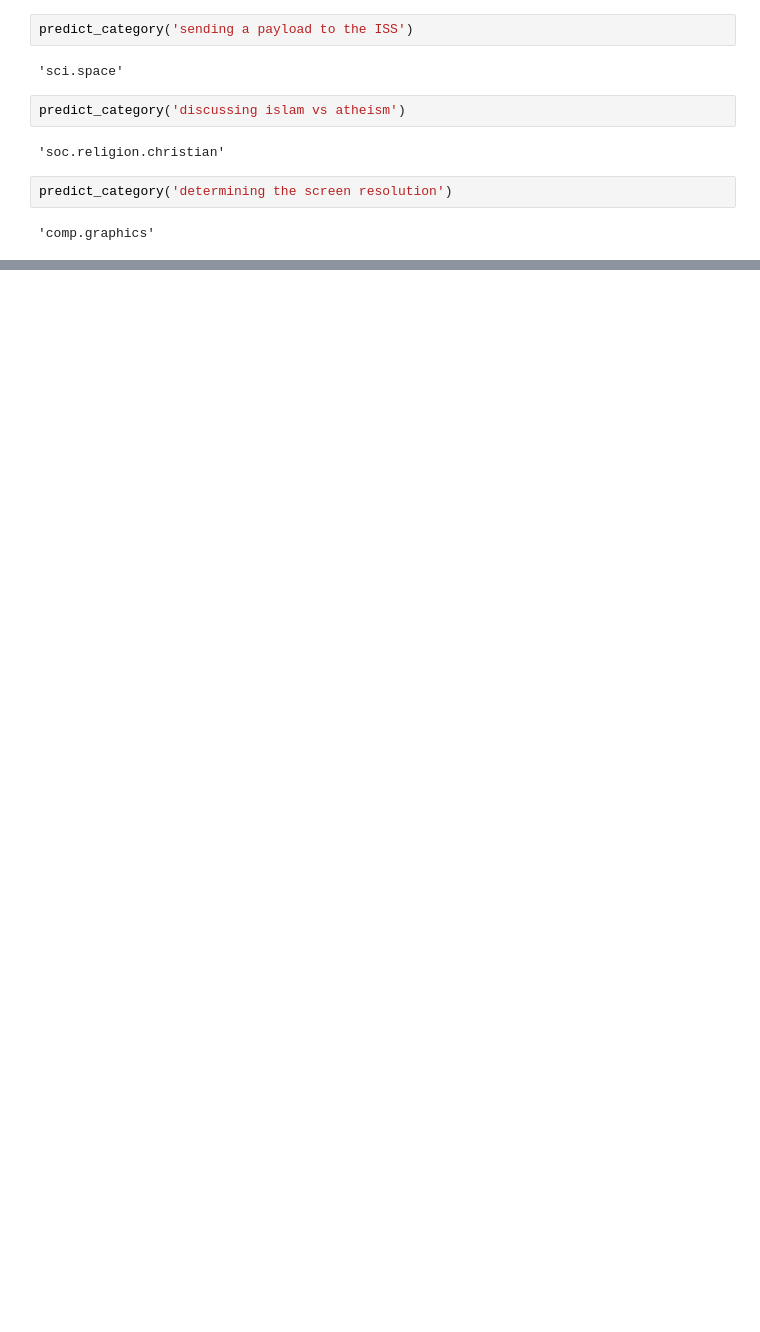
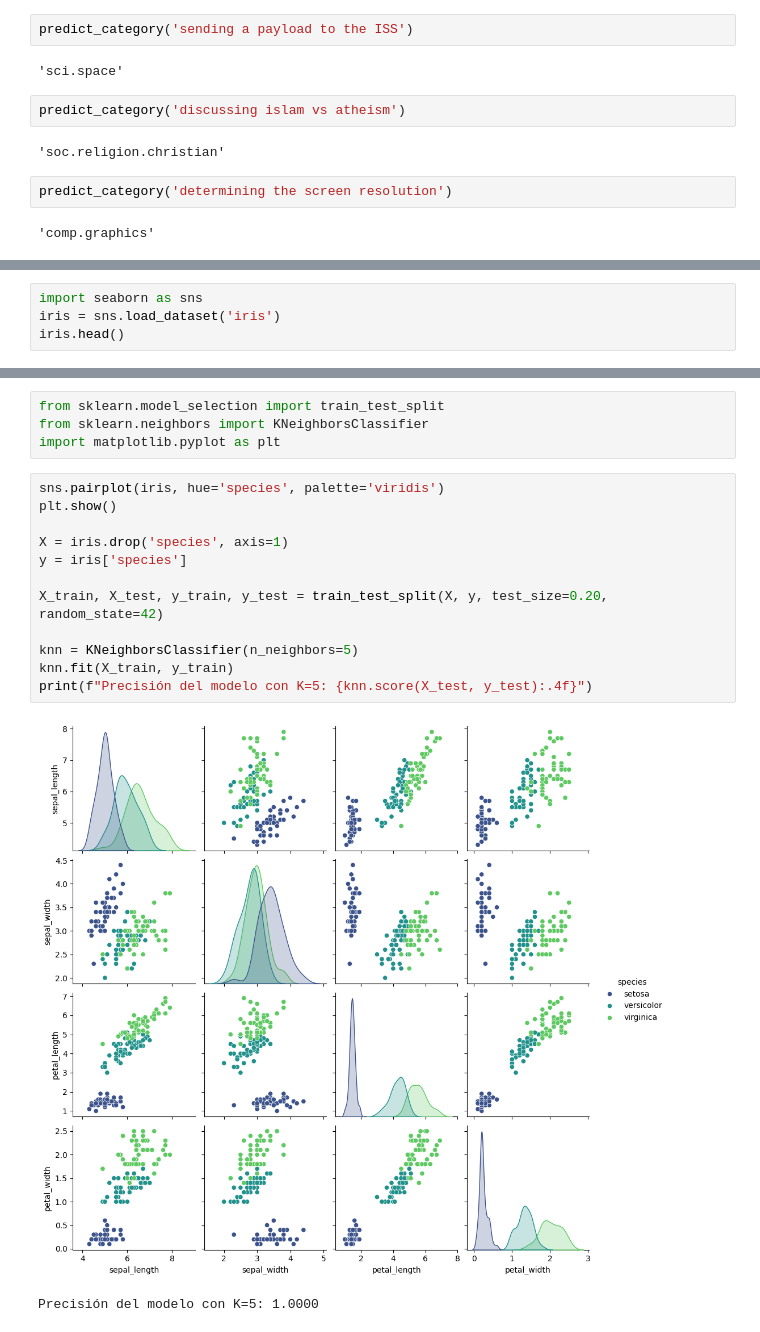
Before and after one commit to GrandManager153/Mineria_De_Datos, a Jupyter notebook: Mineria_Datos.ipynb, the cells around one changed output, grey strips where cells are left out. Saved outputs shown, nothing was run; the diff lists cells and outputs as text; blank space fills up the shorter version.

```diff
--- a/Mineria_Datos.ipynb
+++ b/Mineria_Datos.ipynb
@@ -1631,0 +1792,4 @@ predict_category('determining the screen resolution')
+# %%
+import seaborn as sns
+iris = sns.load_dataset('iris')
+iris.head()
@@ -1631,0 +1803,19 @@ predict_category('determining the screen resolution')
+# %%
+from sklearn.model_selection import train_test_split
+from sklearn.neighbors import KNeighborsClassifier
+import matplotlib.pyplot as plt
+# %%
+sns.pairplot(iris, hue='species', palette='viridis')
+plt.show()
+
+X = iris.drop('species', axis=1)
+y = iris['species']
+
+X_train, X_test, y_train, y_test = train_test_split(X, y, test_size=0.20, random_state=42)
+
+knn = KNeighborsClassifier(n_neighbors=5)
+knn.fit(X_train, y_train)
+print(f"Precisión del modelo con K=5: {knn.score(X_test, y_test):.4f}")
+# %% [output]
+[figure, added]
+Precisión del modelo con K=5: 1.0000
```
Also changed, not shown: parts of 25 cells of this notebook.
